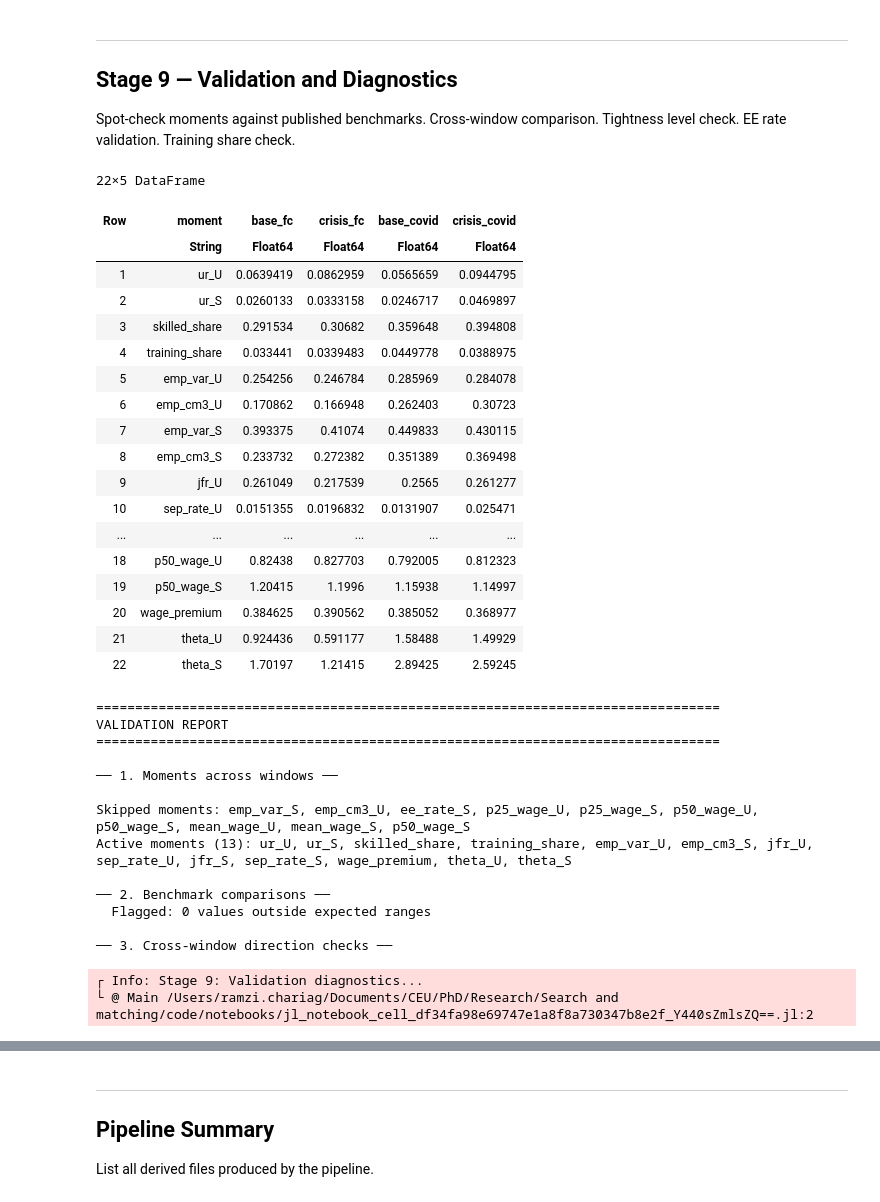
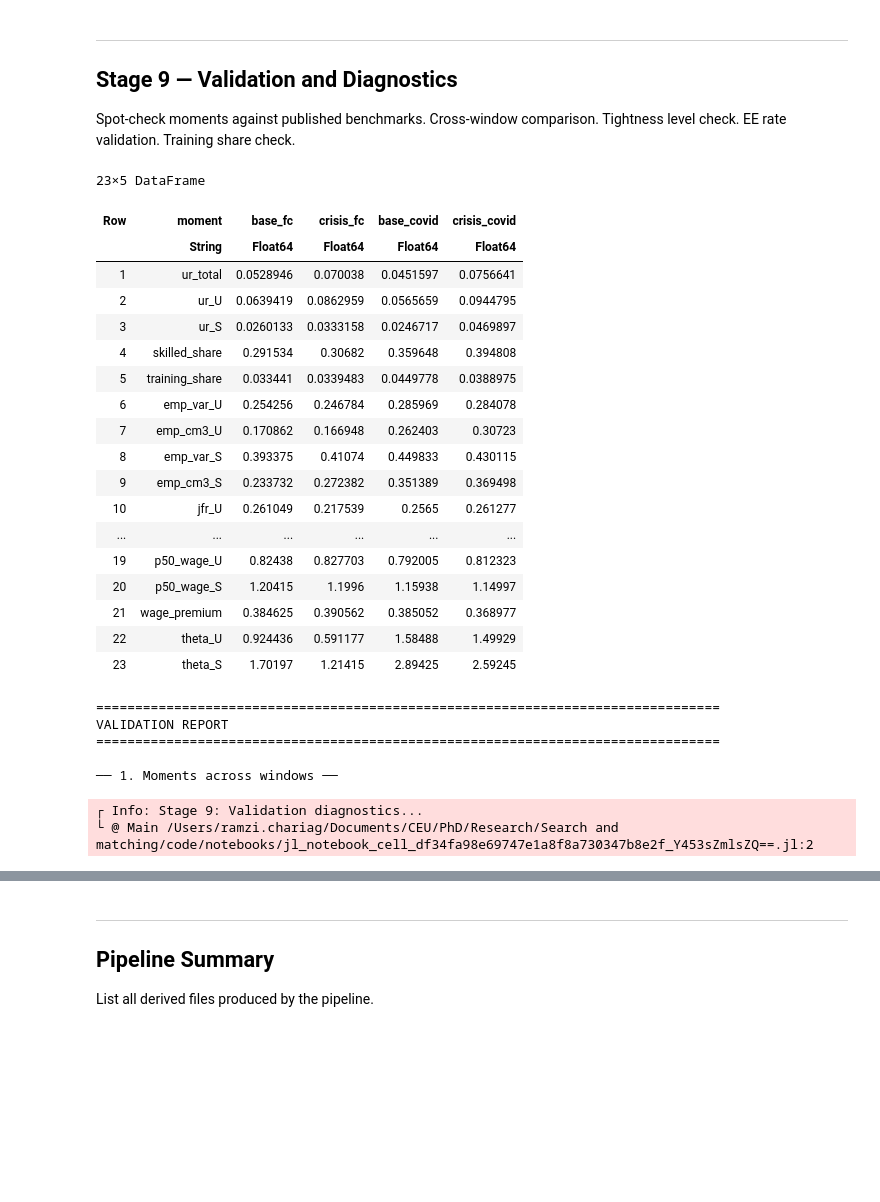
Before and after one commit to RamziChariag/DMP_labour_market_choice, a Jupyter notebook: code/notebooks/data_pipeline_v6.ipynb, the cells around one changed output, grey strips where cells are left out. Saved outputs shown, nothing was run; the diff lists cells and outputs as text; code cells hidden in the pictures; blank space fills up the shorter version.

```diff
--- a/code/notebooks/data_pipeline_v6.ipynb
+++ b/code/notebooks/data_pipeline_v6.ipynb
@@ -2390,14 +2230,11 @@ all_sigma, all_W = compute_influence_functions_and_sigma_full()
 # %%
-# ── Correlation matrix heatmap — use this to choose SKIP_MOMENTS ─────────────
-# High |corr| between two moments = collinearity in Σ = ill-conditioned W.
-# Pick ONE of each highly-correlated pair to skip, then re-run Stage 8.
+# ── Correlation matrix heatmap ───────────────────────────────────────────────
 using Plots, StatsPlots
 
 wname_plot = :base_fc   # change to any window
 Sigma_plot = all_sigma[wname_plot]
-names_plot = string.(ACTIVE_MOMENTS)   # uses whatever is currently active
+names_plot = string.(MOMENT_NAMES)
 
-# Compute correlation matrix from Σ
 d     = sqrt.(abs.(diag(Sigma_plot)))
 D_inv = Diagonal(1.0 ./ max.(d, 1e-14))
 Corr  = D_inv * Sigma_plot * D_inv
@@ -2409,13 +2246,12 @@ p1 = heatmap(
     color        = :RdBu,
     clims        = (-1, 1),
     colorbar     = true,
-    title        = "Correlation matrix — $(wname_plot)  ($(length(names_plot)) active moments)",
+    title        = "Correlation matrix — $(wname_plot)  ($(length(names_plot)) moments)",
     xrotation    = 45,
     size         = (900, 800),
 )
 display(p1)
 
-# ── Print the top correlated pairs so you can decide what to skip ────────────
 K_p = length(names_plot)
 pairs_corr = [(abs(Corr[i,j]), names_plot[i], names_plot[j])
               for i in 1:K_p for j in i+1:K_p]
@@ -2428,9 +2264,5 @@ for (r, a, b) in pairs_corr[1:min(15, end)]
     @printf("  %-20s  %-20s  %.4f\n", a, b, r)
 end
 
-# ── Condition number of current active Σ ─────────────────────────────────────
 @printf("\nCondition number κ(Σ) for %s: %.2e\n", wname_plot, cond(Sigma_plot))
-@printf("Active moments: %d  |  Skipped: %s\n",
-        length(ACTIVE_MOMENTS),
-        isempty(SKIP_MOMENTS) ? "none" : join(string.(SKIP_MOMENTS), ", "))
 # %% [output]
@@ -2468,7 +2303,6 @@ function run_validation(all_moments, all_sigma)
 
     # ── 1. Moment values across windows ───────────────────────────
     println("\n── 1. Moments across windows ──")
-    # Build a wide table (all 22 moments from the moments CSV, not just active ones)
     wide = DataFrame(moment = [string(m) for m in MOMENT_NAMES])
     for wname in [:base_fc, :crisis_fc, :base_covid, :crisis_covid]
         haskey(all_moments, wname) || continue
@@ -2476,13 +2310,6 @@ function run_validation(all_moments, all_sigma)
         wide[!, string(wname)] = mdf.value
     end
     display(wide)
-
-    # Show which moments are currently active vs skipped
-    if !isempty(SKIP_MOMENTS)
-        println("\nSkipped moments: ", join(string.(SKIP_MOMENTS), ", "))
-        println("Active moments (", length(ACTIVE_MOMENTS), "): ",
-                join(string.(ACTIVE_MOMENTS), ", "))
-    end
 
     # ── 2. Sanity checks with published benchmarks ────────────────
     println("\n── 2. Benchmark comparisons ──")
@@ -2530,73 +2357,64 @@ function run_validation(all_moments, all_sigma)
 
     # ── 3. Cross-window direction checks ──────────────────────────
     println("\n── 3. Cross-window direction checks ──")
-    # During crises, unemployment should rise, JFR should fall, sep should rise
     expected_directions = [
-        (:ur_U, :base_fc, :crisis_fc, +1, "UR should rise in FC"),
-        (:ur_U, :base_covid, :crisis_covid, +1, "UR should rise in COVID"),
-        (:jfr_U, :base_fc, :crisis_fc, -1, "JFR should fall in FC"),
-        (:theta_U, :base_fc, :crisis_fc, -1, "Tightness should fall in FC"),
-        (:theta_U, :base_covid, :crisis_covid, -1, "Tightness should fall in COVID"),
+        (:ur_U,   :base_fc,    :crisis_fc,    +1, "UR should rise in FC"),
+        (:ur_U,   :base_covid, :crisis_covid, +1, "UR should rise in COVID"),
+        (:jfr_U,  :base_fc,    :crisis_fc,    -1, "JFR should fall in FC"),
+        (:theta_U,:base_fc,    :crisis_fc,    -1, "Tightness should fall in FC"),
+        (:theta_U,:base_covid, :crisis_covid, -1, "Tightness should fall in COVID"),
     ]
     for (mname, w1, w2, expected_sign, desc) in expected_directions
         haskey(all_moments, w1) && haskey(all_moments, w2) || continue
         v1 = filter(r -> r.moment == string(mname), all_moments[w1]).value[1]
         v2 = filter(r -> r.moment == string(mname), all_moments[w2]).value[1]
         (!isfinite(v1) || !isfinite(v2)) && continue
         actual_sign = sign(v2 - v1)
         flag = actual_sign == expected_sign ? "✓" : "⚠ UNEXPECTED"
         @printf("  %s  %s: %.4f → %.4f (Δ=%.4f)\n", flag, desc, v1, v2, v2-v1)
     end
 
     # ── 4. Σ̂ diagnostics ─────────────────────────────────────────
     println("\n── 4. Σ̂ condition numbers ──")
     for wname in [:base_fc, :crisis_fc, :base_covid, :crisis_covid]
         haskey(all_sigma, wname) || continue
         Sig = all_sigma[wname]
         d = diag(Sig)
         n_zero = count(d .<= 0)
         cn = cond(Sig)
         @printf("  %s: κ = %.2e, zero-diagonal = %d\n", wname, cn, n_zero)
     end
 
     println("\n" * "="^80)
     println("END VALIDATION REPORT")
     println("="^80)
 end
 
 run_validation(all_moments, all_sigma)
 # %% [output]
-22×5 DataFrame
+23×5 DataFrame
 | Row | moment | base_fc | crisis_fc | base_covid | crisis_covid |
 |  | String | Float64 | Float64 | Float64 | Float64 |
-| 1 | ur_U | 0.0639419 | 0.0862959 | 0.0565659 | 0.0944795 |
-| 2 | ur_S | 0.0260133 | 0.0333158 | 0.0246717 | 0.0469897 |
-| 3 | skilled_share | 0.291534 | 0.30682 | 0.359648 | 0.394808 |
-| 4 | training_share | 0.033441 | 0.0339483 | 0.0449778 | 0.0388975 |
-| 5 | emp_var_U | 0.254256 | 0.246784 | 0.285969 | 0.284078 |
-| 6 | emp_cm3_U | 0.170862 | 0.166948 | 0.262403 | 0.30723 |
-| 7 | emp_var_S | 0.393375 | 0.41074 | 0.449833 | 0.430115 |
-| 8 | emp_cm3_S | 0.233732 | 0.272382 | 0.351389 | 0.369498 |
-| 9 | jfr_U | 0.261049 | 0.217539 | 0.2565 | 0.261277 |
-| 10 | sep_rate_U | 0.0151355 | 0.0196832 | 0.0131907 | 0.025471 |
+| 1 | ur_total | 0.0528946 | 0.070038 | 0.0451597 | 0.0756641 |
+| 2 | ur_U | 0.0639419 | 0.0862959 | 0.0565659 | 0.0944795 |
+| 3 | ur_S | 0.0260133 | 0.0333158 | 0.0246717 | 0.0469897 |
+| 4 | skilled_share | 0.291534 | 0.30682 | 0.359648 | 0.394808 |
+| 5 | training_share | 0.033441 | 0.0339483 | 0.0449778 | 0.0388975 |
+| 6 | emp_var_U | 0.254256 | 0.246784 | 0.285969 | 0.284078 |
+| 7 | emp_cm3_U | 0.170862 | 0.166948 | 0.262403 | 0.30723 |
+| 8 | emp_var_S | 0.393375 | 0.41074 | 0.449833 | 0.430115 |
+| 9 | emp_cm3_S | 0.233732 | 0.272382 | 0.351389 | 0.369498 |
+| 10 | jfr_U | 0.261049 | 0.217539 | 0.2565 | 0.261277 |
 | ... | ... | ... | ... | ... | ... |
-| 18 | p50_wage_U | 0.82438 | 0.827703 | 0.792005 | 0.812323 |
-| 19 | p50_wage_S | 1.20415 | 1.1996 | 1.15938 | 1.14997 |
-| 20 | wage_premium | 0.384625 | 0.390562 | 0.385052 | 0.368977 |
-| 21 | theta_U | 0.924436 | 0.591177 | 1.58488 | 1.49929 |
-| 22 | theta_S | 1.70197 | 1.21415 | 2.89425 | 2.59245 |
+| 19 | p50_wage_U | 0.82438 | 0.827703 | 0.792005 | 0.812323 |
+| 20 | p50_wage_S | 1.20415 | 1.1996 | 1.15938 | 1.14997 |
+| 21 | wage_premium | 0.384625 | 0.390562 | 0.385052 | 0.368977 |
+| 22 | theta_U | 0.924436 | 0.591177 | 1.58488 | 1.49929 |
+| 23 | theta_S | 1.70197 | 1.21415 | 2.89425 | 2.59245 |
 ================================================================================
 VALIDATION REPORT
 ================================================================================
 
 ── 1. Moments across windows ──
-
-Skipped moments: emp_var_S, emp_cm3_U, ee_rate_S, p25_wage_U, p25_wage_S, p50_wage_U, p50_wage_S, mean_wage_U, mean_wage_S, p50_wage_S
-Active moments (13): ur_U, ur_S, skilled_share, training_share, emp_var_U, emp_cm3_S, jfr_U, sep_rate_U, jfr_S, sep_rate_S, wage_premium, theta_U, theta_S
-
-── 2. Benchmark comparisons ──
-  Flagged: 0 values outside expected ranges
-
-── 3. Cross-window direction checks ──
 ┌ Info: Stage 9: Validation diagnostics...
-└ @ Main /Users/ramzi.chariag/Documents/CEU/PhD/Research/Search and matching/code/notebooks/jl_notebook_cell_df34fa98e69747e1a8f8a730347b8e2f_Y440sZmlsZQ==.jl:2
+└ @ Main /Users/ramzi.chariag/Documents/CEU/PhD/Research/Search and matching/code/notebooks/jl_notebook_cell_df34fa98e69747e1a8f8a730347b8e2f_Y453sZmlsZQ==.jl:2
```
Also changed, not shown: parts of 23 cells of this notebook, 6 other files.
